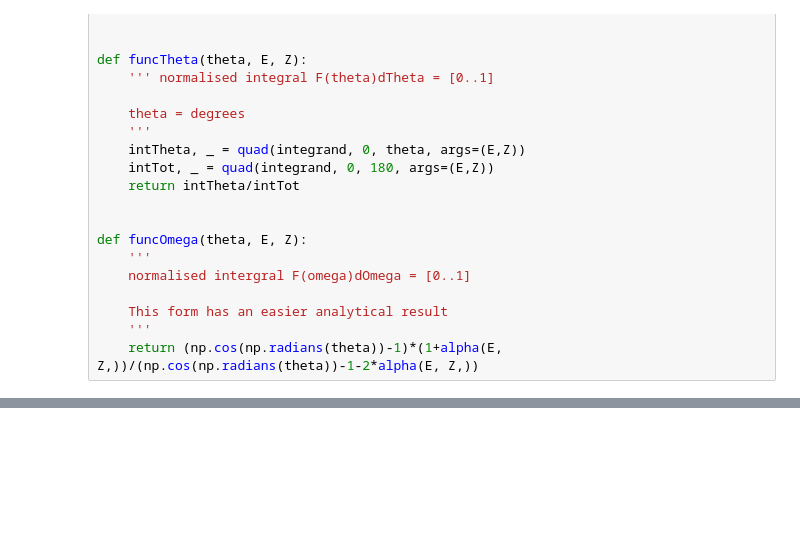
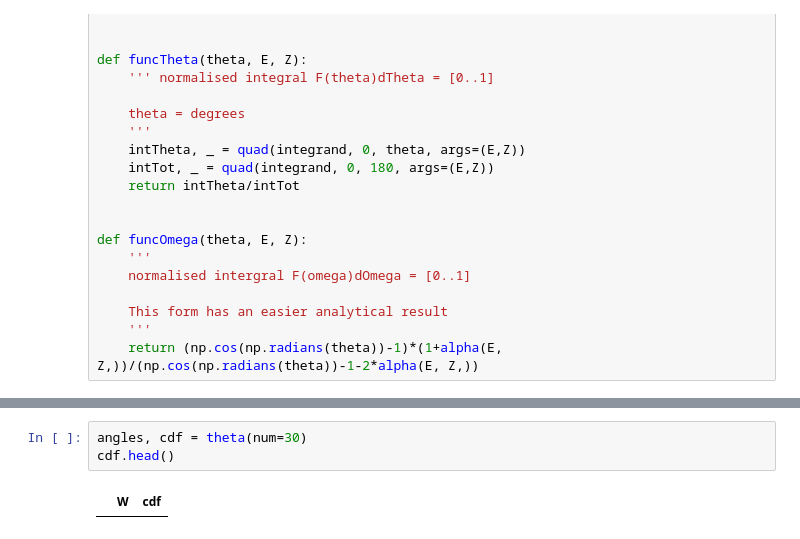
Before and after one commit to elena-pascal/MC-discrete, a Jupyter notebook: angular.ipynb, the cells around one changed output, grey strips where cells are left out. Drawn from its saved outputs; the diff is of its cells as text; blank space fills up the shorter version.

```diff
--- a/angular.ipynb
+++ b/angular.ipynb
@@ -253,0 +545,5 @@ fig.show()
+# %%
+angles, cdf = theta(num=30)
+cdf.head()
+# %% [output]
+|  | W | cdf |
```
Also changed, not shown: parts of 25 cells of this notebook, 11 other files.
